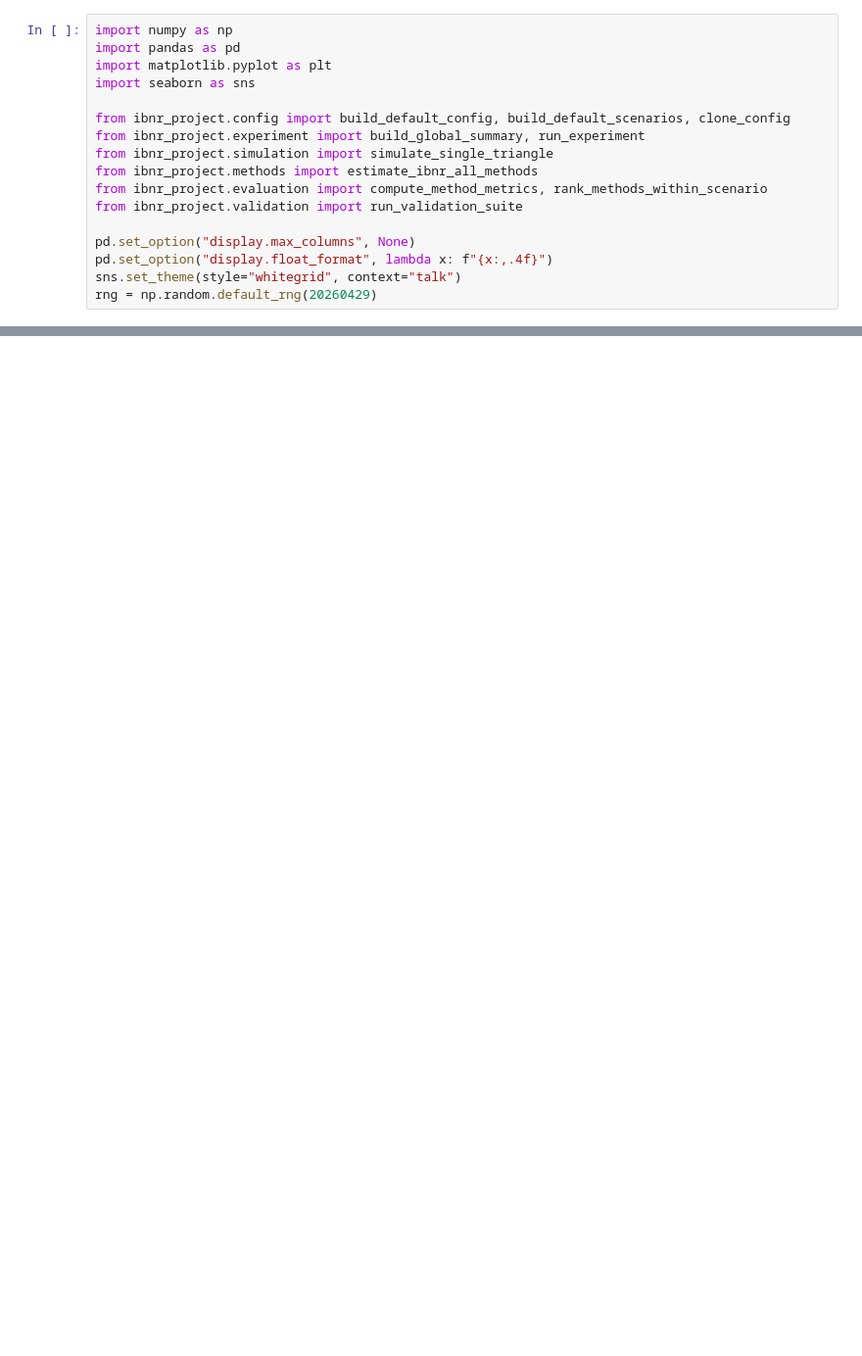
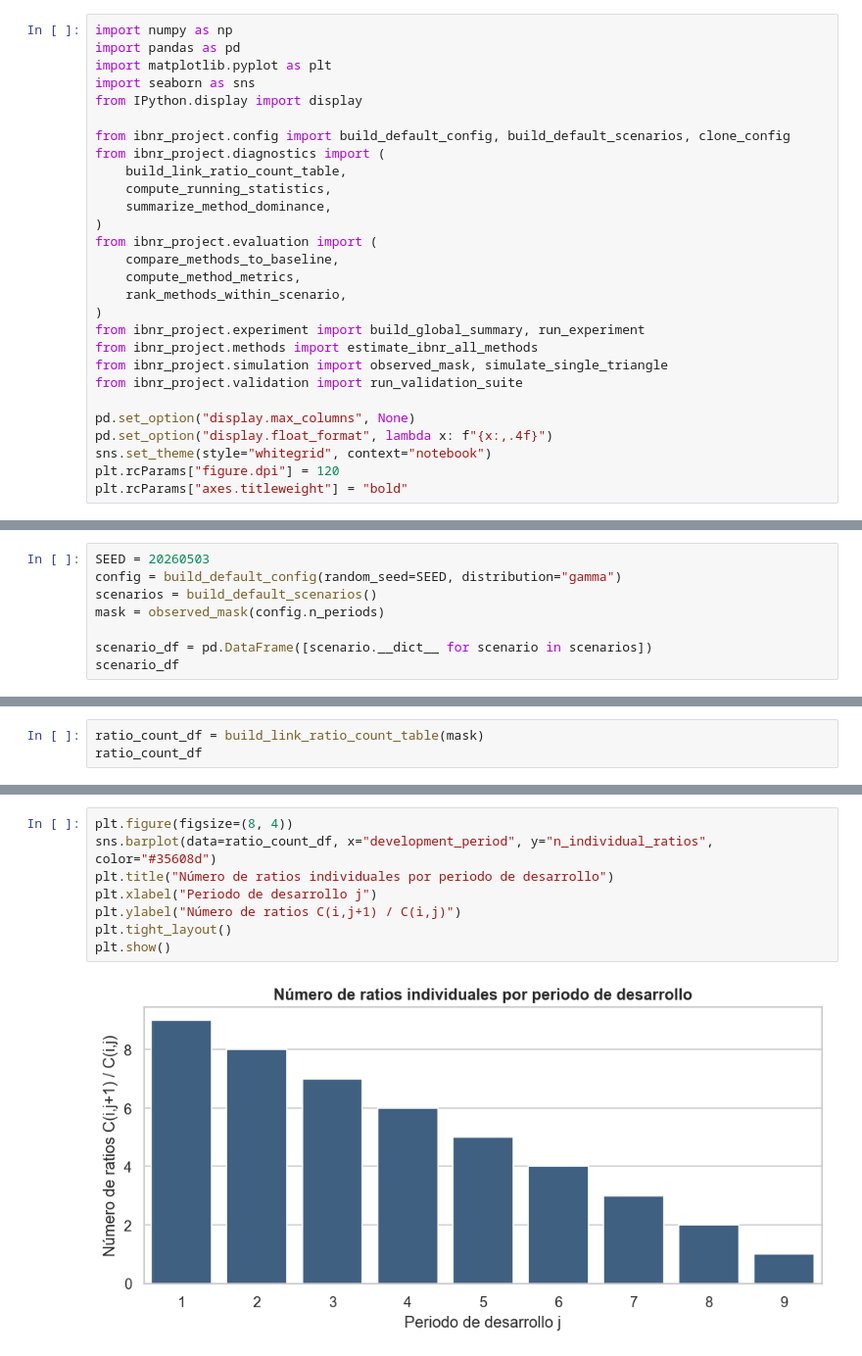
Before and after one commit to nataliazarate1/Proyecto-IBNR-R, a Jupyter notebook: notebooks/ibnr_chain_ladder_robusto.ipynb, the cells around one changed output, grey strips where cells are left out. Shown at 98% size. Saved outputs shown, nothing was run; the diff lists cells and outputs as text; blank space fills up the shorter version.

Commit message:
Refuerza metodologia y actualiza notebook ejecutado

```diff
--- a/notebooks/ibnr_chain_ladder_robusto.ipynb
+++ b/notebooks/ibnr_chain_ladder_robusto.ipynb
@@ -52,15 +63,26 @@ import numpy as np
 import pandas as pd
 import matplotlib.pyplot as plt
 import seaborn as sns
+from IPython.display import display
 
 from ibnr_project.config import build_default_config, build_default_scenarios, clone_config
+from ibnr_project.diagnostics import (
+    build_link_ratio_count_table,
+    compute_running_statistics,
+    summarize_method_dominance,
+)
+from ibnr_project.evaluation import (
+    compare_methods_to_baseline,
+    compute_method_metrics,
+    rank_methods_within_scenario,
+)
 from ibnr_project.experiment import build_global_summary, run_experiment
-from ibnr_project.simulation import simulate_single_triangle
 from ibnr_project.methods import estimate_ibnr_all_methods
-from ibnr_project.evaluation import compute_method_metrics, rank_methods_within_scenario
+from ibnr_project.simulation import observed_mask, simulate_single_triangle
 from ibnr_project.validation import run_validation_suite
 
 pd.set_option("display.max_columns", None)
 pd.set_option("display.float_format", lambda x: f"{x:,.4f}")
-sns.set_theme(style="whitegrid", context="talk")
-rng = np.random.default_rng(20260429)
+sns.set_theme(style="whitegrid", context="notebook")
+plt.rcParams["figure.dpi"] = 120
+plt.rcParams["axes.titleweight"] = "bold"
@@ -126,0 +93,8 @@ La validacion incluye cinco controles:
+# %%
+SEED = 20260503
+config = build_default_config(random_seed=SEED, distribution="gamma")
+scenarios = build_default_scenarios()
+mask = observed_mask(config.n_periods)
+
+scenario_df = pd.DataFrame([scenario.__dict__ for scenario in scenarios])
+scenario_df
@@ -126,0 +154,3 @@ La validacion incluye cinco controles:
+# %%
+ratio_count_df = build_link_ratio_count_table(mask)
+ratio_count_df
@@ -126,0 +168,10 @@ La validacion incluye cinco controles:
+# %%
+plt.figure(figsize=(8, 4))
+sns.barplot(data=ratio_count_df, x="development_period", y="n_individual_ratios", color="#35608d")
+plt.title("Número de ratios individuales por periodo de desarrollo")
+plt.xlabel("Periodo de desarrollo j")
+plt.ylabel("Número de ratios C(i,j+1) / C(i,j)")
+plt.tight_layout()
+plt.show()
+# %% [output]
+[figure, added]
```
Also changed, not shown: parts of 71 cells of this notebook, 10 other files.
